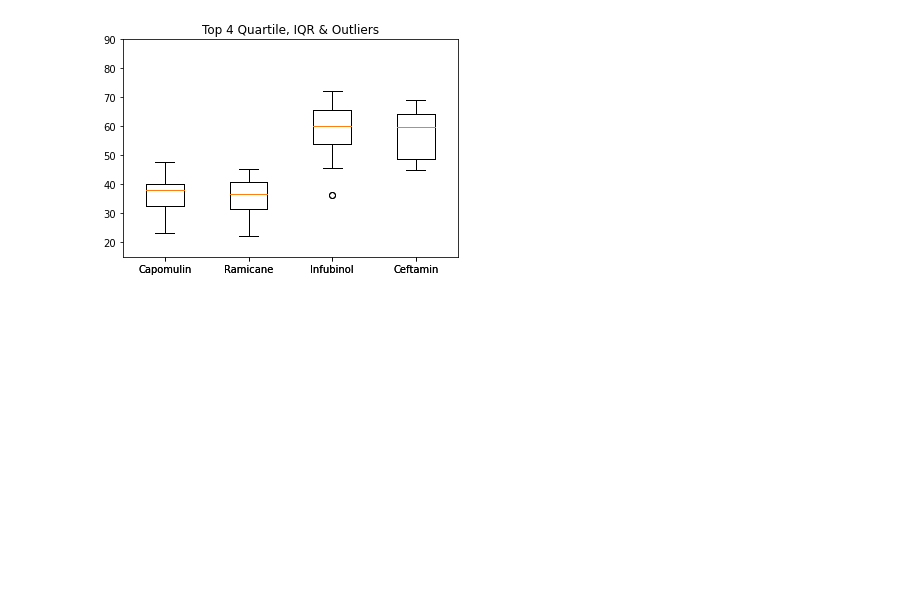
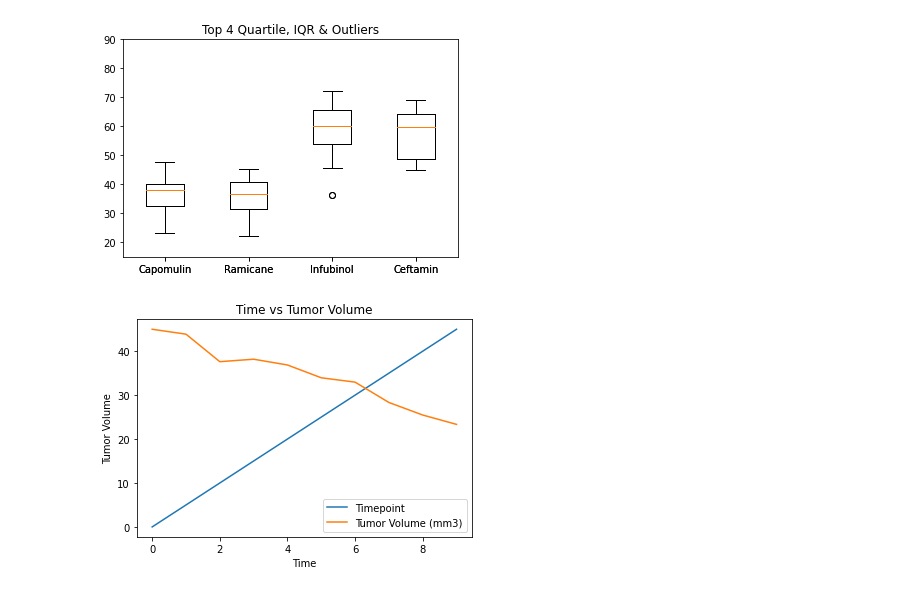
Before and after one commit to sambarton10/matplotlib-challenge, a Jupyter notebook: pharma_study.ipynb, the cells around one changed output. Saved outputs shown, nothing was run; the diff lists cells and outputs as text; code cells hidden in the pictures; blank space fills up the shorter version.

```diff
--- a/pharma_study.ipynb
+++ b/pharma_study.ipynb
@@ -199,4 +199,17 @@ plt.show()
 # %%
 timeVsTumor = mouse_data_complete[mouse_data_complete["Mouse ID"].isin(["s185"])]
 
 timeVsTumorData = timeVsTumor[["Mouse ID", "Timepoint", "Tumor Volume (mm3)"]]
+
+linePlotDataFrame = timeVsTumorData.reset_index()
+
+linePlotFinal = linePlotDataFrame[["Mouse ID", "Timepoint", "Tumor Volume (mm3)"]]
+
+linePlotFinal.plot.line()
+
+plt.xlabel("Time")
+plt.ylabel("Tumor Volume")
+plt.title("Time vs Tumor Volume")
+plt.show()
+# %% [output]
+[figure, added]
```
Also changed, not shown: parts of 6 cells of this notebook.
